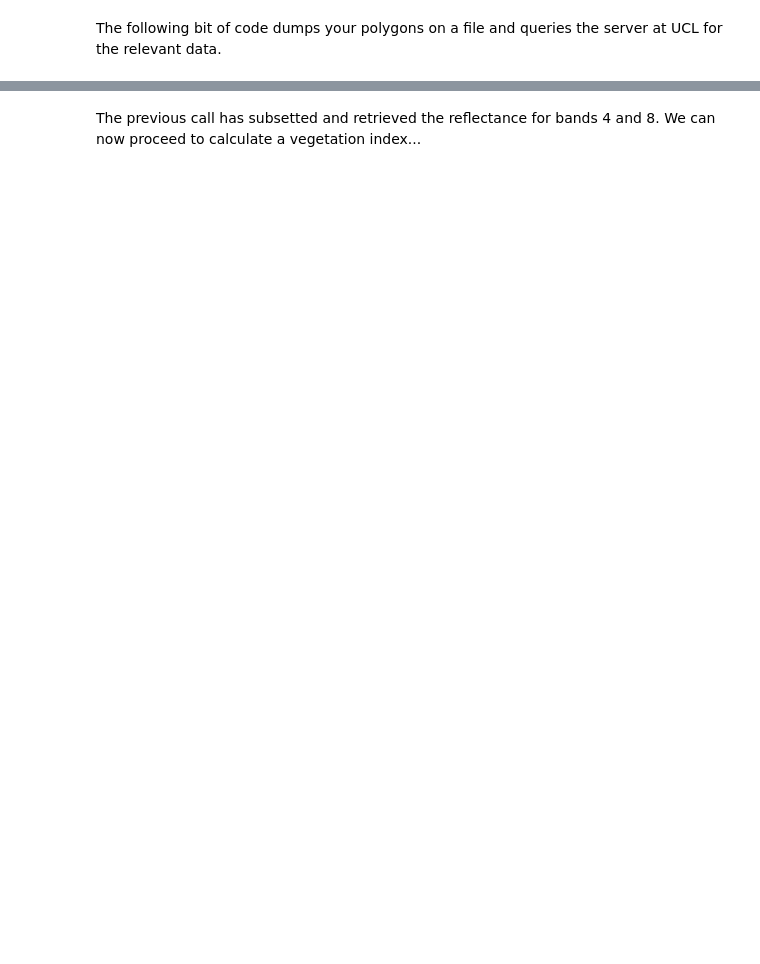
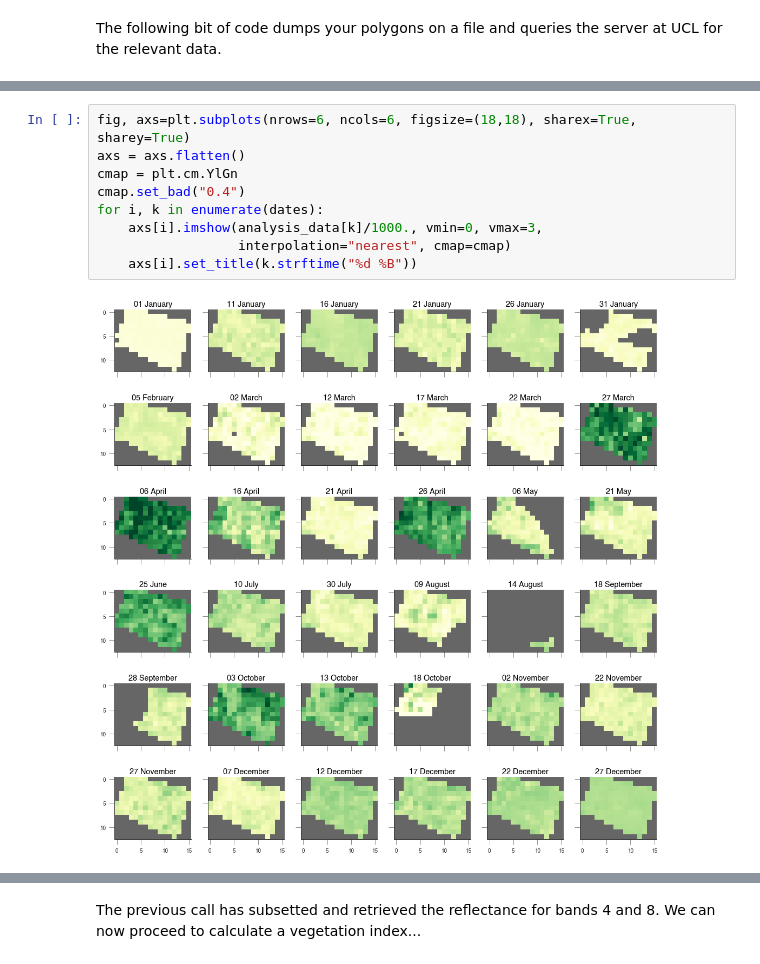
Before and after one commit to jgomezdans/demo_ghana, a Jupyter notebook: 02-Sentinel2_LAI.ipynb, the cells around one changed output, grey strips where cells are left out. Saved outputs shown, nothing was run; the diff lists cells and outputs as text; blank space fills up the shorter version.

```diff
--- a/examine_data.ipynb
+++ b/02-Sentinel2_LAI.ipynb
@@ -81,0 +101,11 @@ analysis_data = ds.extract_band(["B04", "B08"], roi="selected_feature.geojson")
+# %%
+fig, axs=plt.subplots(nrows=6, ncols=6, figsize=(18,18), sharex=True, sharey=True)
+axs = axs.flatten()
+cmap = plt.cm.YlGn
+cmap.set_bad("0.4")
+for i, k in enumerate(dates):
+    axs[i].imshow(analysis_data[k]/1000., vmin=0, vmax=3,
+                  interpolation="nearest", cmap=cmap)
+    axs[i].set_title(k.strftime("%d %B"))
+# %% [output]
+[figure, added]
```
Also changed, not shown: parts of 6 cells of this notebook, 3 other files.
